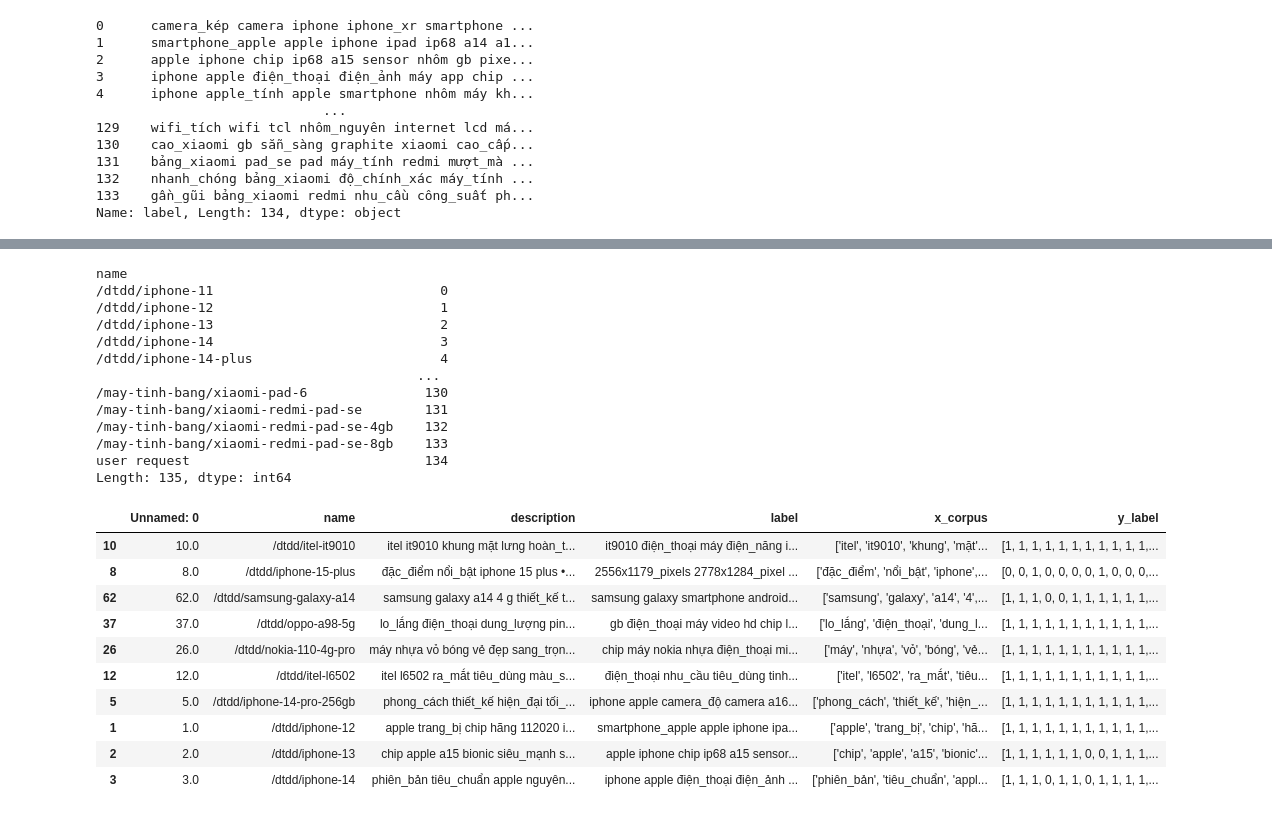
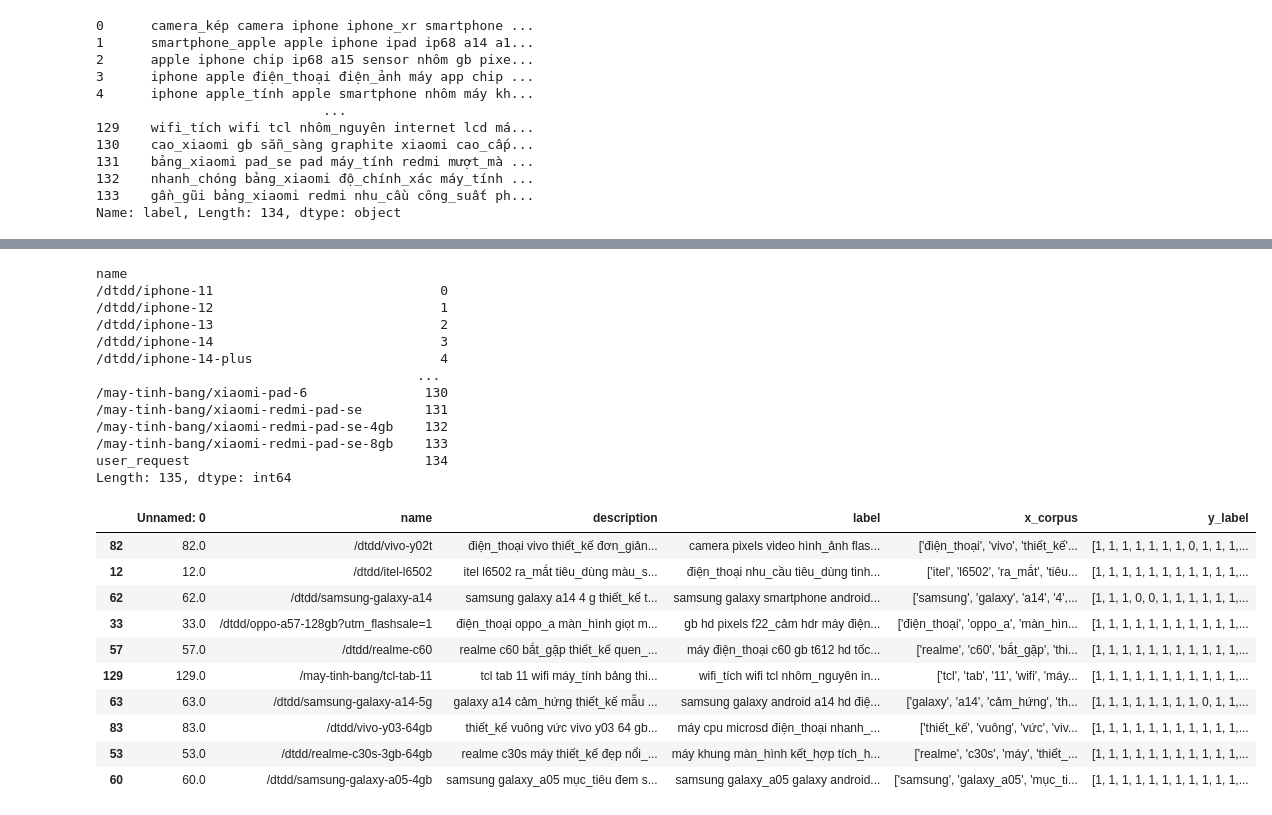
Before and after one commit to tpham1467/PBL7, a Jupyter notebook: NamTruong/cosine_similarity.ipynb, the cells around one changed output, grey strips where cells are left out. Saved outputs shown, nothing was run; the diff lists cells and outputs as text; code cells hidden in the pictures.

```diff
--- a/NamTruong/cosine_similarity.ipynb
+++ b/NamTruong/cosine_similarity.ipynb
@@ -25,10 +23,10 @@ from underthesea import word_tokenize
 def tokenize(text):
     return word_tokenize(text, format="text")
 
-# import urllib
-# # Download vietnamese stop words
-# data=urllib.request.urlopen('https://raw.githubusercontent.com/stopwords/vietnamese-stopwords/master/vietnamese-stopwords-dash.txt').read()
-data = open("vietnamese-stopwords-dash.txt", "r", encoding="utf8").read()
+import urllib
+# Download vietnamese stop words
+data=urllib.request.urlopen('https://raw.githubusercontent.com/stopwords/vietnamese-stopwords/master/vietnamese-stopwords-dash.txt').read()
+#data = open("vietnamese-stopwords-dash.txt", "r", encoding="utf8").read()
 
 # Read stop words
 stopwords= [ x for x in data.splitlines() ]
@@ -350,6 +344,10 @@ data.loc[post_indices][['name', 'label']]
+# %%
+from keybert import KeyBERT
+
+kw_model = KeyBERT(model="paraphrase-multilingual-MiniLM-L12-v2")
 # %%
 doc = """
-      Tôi muốn một chiếc điện thoại iphone, chụp hình đẹp.
+      Tôi muốn một chiếc điện thoại giá rẻ, đủ để chơi game, nghe nhạc chụp hình. Hệ điều hành phải là android. Giá từ 3 - 5 triệu
       """
 doc_pre = preprocess_text(doc)
 keywords = kw_model.extract_keywords(doc_pre, top_n=10, use_mmr=True)
@@ -380,7 +429,7 @@ data['label']
 133    gần_gũi bảng_xiaomi redmi nhu_cầu công_suất ph...
 Name: label, Length: 134, dtype: object
 # %%
-user_request = {"name": "user request", "label": " ".join(keywords)}
+user_request = {"name": "user_request", "label": " ".join(keywords)}
 data = pd.concat([data, pd.DataFrame([user_request])], ignore_index=True)
 # %%
 data.tail()
@@ -434,24 +463,24 @@ name
 /may-tinh-bang/xiaomi-redmi-pad-se        131
 /may-tinh-bang/xiaomi-redmi-pad-se-4gb    132
 /may-tinh-bang/xiaomi-redmi-pad-se-8gb    133
-user request                              134
+user_request                              134
 Length: 135, dtype: int64
 # %%
-idx = indices['user request']
+idx = indices['user_request']
 score_series = list(enumerate(csm_count[idx]))
 score_series = sorted(score_series, key=lambda x: x[1], reverse=True)
 score_series = score_series[1:11]
 post_indices = [i[0] for i in score_series]
 data.loc[post_indices]
 # %% [output]
 |  | Unnamed: 0 | name | description | label | x_corpus | y_label |
-| 10 | 10.0 | /dtdd/itel-it9010 | itel it9010 khung mặt lưng hoàn_t... | it9010 điện_thoại máy điện_năng i... | ['itel', 'it9010', 'khung', 'mặt'... | [1, 1, 1, 1, 1, 1, 1, 1, 1, 1, 1,... |
-| 8 | 8.0 | /dtdd/iphone-15-plus | đặc_điểm nổi_bật iphone 15 plus •... | 2556x1179_pixels 2778x1284_pixel ... | ['đặc_điểm', 'nổi_bật', 'iphone',... | [0, 0, 1, 0, 0, 0, 0, 1, 0, 0, 0,... |
+| 82 | 82.0 | /dtdd/vivo-y02t | điện_thoại vivo thiết_kế đơn_giản... | camera pixels video hình_ảnh flas... | ['điện_thoại', 'vivo', 'thiết_kế'... | [1, 1, 1, 1, 1, 1, 1, 0, 1, 1, 1,... |
+| 12 | 12.0 | /dtdd/itel-l6502 | itel l6502 ra_mắt tiêu_dùng màu_s... | điện_thoại nhu_cầu tiêu_dùng tinh... | ['itel', 'l6502', 'ra_mắt', 'tiêu... | [1, 1, 1, 1, 1, 1, 1, 1, 1, 1, 1,... |
 | 62 | 62.0 | /dtdd/samsung-galaxy-a14 | samsung galaxy a14 4 g thiết_kế t... | samsung galaxy smartphone android... | ['samsung', 'galaxy', 'a14', '4',... | [1, 1, 1, 0, 0, 1, 1, 1, 1, 1, 1,... |
-| 37 | 37.0 | /dtdd/oppo-a98-5g | lo_lắng điện_thoại dung_lượng pin... | gb điện_thoại máy video hd chip l... | ['lo_lắng', 'điện_thoại', 'dung_l... | [1, 1, 1, 1, 1, 1, 1, 1, 1, 1, 1,... |
-| 26 | 26.0 | /dtdd/nokia-110-4g-pro | máy nhựa vỏ bóng vẻ đẹp sang_trọn... | chip máy nokia nhựa điện_thoại mi... | ['máy', 'nhựa', 'vỏ', 'bóng', 'vẻ... | [1, 1, 1, 1, 1, 1, 1, 1, 1, 1, 1,... |
-| 12 | 12.0 | /dtdd/itel-l6502 | itel l6502 ra_mắt tiêu_dùng màu_s... | điện_thoại nhu_cầu tiêu_dùng tinh... | ['itel', 'l6502', 'ra_mắt', 'tiêu... | [1, 1, 1, 1, 1, 1, 1, 1, 1, 1, 1,... |
-| 5 | 5.0 | /dtdd/iphone-14-pro-256gb | phong_cách thiết_kế hiện_đại tối_... | iphone apple camera_độ camera a16... | ['phong_cách', 'thiết_kế', 'hiện_... | [1, 1, 1, 1, 1, 1, 1, 1, 1, 1, 1,... |
-| 1 | 1.0 | /dtdd/iphone-12 | apple trang_bị chip hãng 112020 i... | smartphone_apple apple iphone ipa... | ['apple', 'trang_bị', 'chip', 'hã... | [1, 1, 1, 1, 1, 1, 1, 1, 1, 1, 1,... |
-| 2 | 2.0 | /dtdd/iphone-13 | chip apple a15 bionic siêu_mạnh s... | apple iphone chip ip68 a15 sensor... | ['chip', 'apple', 'a15', 'bionic'... | [1, 1, 1, 1, 1, 1, 0, 0, 1, 1, 1,... |
-| 3 | 3.0 | /dtdd/iphone-14 | phiên_bản tiêu_chuẩn apple nguyên... | iphone apple điện_thoại điện_ảnh ... | ['phiên_bản', 'tiêu_chuẩn', 'appl... | [1, 1, 1, 0, 1, 1, 0, 1, 1, 1, 1,... |
+| 33 | 33.0 | /dtdd/oppo-a57-128gb?utm_flashsale=1 | điện_thoại oppo_a màn_hình giọt m... | gb hd pixels f22_cảm hdr máy điện... | ['điện_thoại', 'oppo_a', 'màn_hìn... | [1, 1, 1, 1, 1, 1, 1, 1, 1, 1, 1,... |
+| 57 | 57.0 | /dtdd/realme-c60 | realme c60 bắt_gặp thiết_kế quen_... | máy điện_thoại c60 gb t612 hd tốc... | ['realme', 'c60', 'bắt_gặp', 'thi... | [1, 1, 1, 1, 1, 1, 1, 1, 1, 1, 1,... |
+| 129 | 129.0 | /may-tinh-bang/tcl-tab-11 | tcl tab 11 wifi máy_tính bảng thi... | wifi_tích wifi tcl nhôm_nguyên in... | ['tcl', 'tab', '11', 'wifi', 'máy... | [1, 1, 1, 1, 1, 1, 1, 1, 1, 1, 1,... |
+| 63 | 63.0 | /dtdd/samsung-galaxy-a14-5g | galaxy a14 cảm_hứng thiết_kế mẫu ... | samsung galaxy android a14 hd điệ... | ['galaxy', 'a14', 'cảm_hứng', 'th... | [1, 1, 1, 1, 1, 1, 1, 1, 0, 1, 1,... |
+| 83 | 83.0 | /dtdd/vivo-y03-64gb | thiết_kế vuông vức vivo y03 64 gb... | máy cpu microsd điện_thoại nhanh_... | ['thiết_kế', 'vuông', 'vức', 'viv... | [1, 1, 1, 1, 1, 1, 1, 1, 1, 1, 1,... |
+| 53 | 53.0 | /dtdd/realme-c30s-3gb-64gb | realme c30s máy thiết_kế đẹp nổi_... | máy khung màn_hình kết_hợp tích_h... | ['realme', 'c30s', 'máy', 'thiết_... | [1, 1, 1, 1, 1, 1, 1, 1, 1, 1, 1,... |
+| 60 | 60.0 | /dtdd/samsung-galaxy-a05-4gb | samsung galaxy_a05 mục_tiêu đem s... | samsung galaxy_a05 galaxy android... | ['samsung', 'galaxy_a05', 'mục_ti... | [1, 1, 1, 1, 1, 1, 1, 1, 1, 1, 1,... |
```
Also changed, not shown: parts of 19 cells of this notebook, 1 other file.
